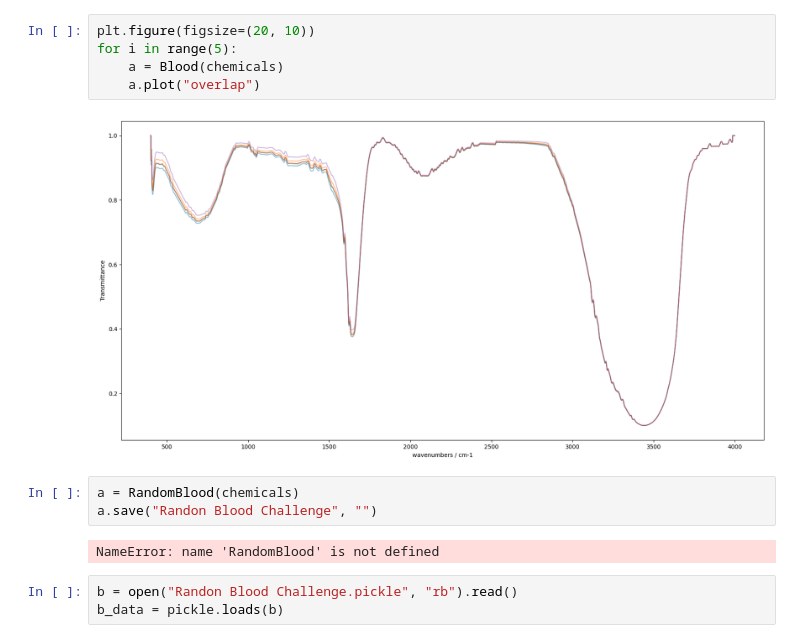
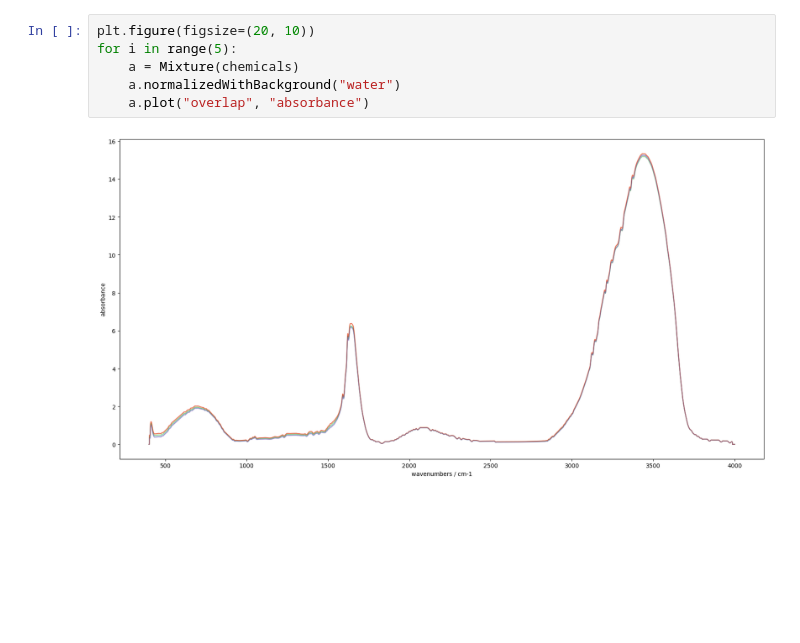
Before and after one commit to pakaLFZ/RandomBlood, a Jupyter notebook: human blood monitor - pickle.ipynb, the cells around one changed output. Drawn from its saved outputs; the diff is of its cells as text; blank space fills up the shorter version.

Commit message:
Update on adding the Mixture Module

```diff
--- a/human blood monitor - pickle.ipynb
+++ b/human blood monitor - pickle.ipynb
@@ -171,15 +203,8 @@ for chemical in chemicals:
 # %%
 plt.figure(figsize=(20, 10))
 for i in range(5):
-    a = Blood(chemicals)
-    a.plot("overlap")
+    a = Mixture(chemicals)
+    a.normalizedWithBackground("water")
+    a.plot("overlap", "absorbance")
 # %% [output]
-[figure, old version]
+[figure, new version]
-# %%
-a = RandomBlood(chemicals)
-a.save("Randon Blood Challenge", "")
-# %% [output]
-NameError: name 'RandomBlood' is not defined
-# %%
-b = open("Randon Blood Challenge.pickle", "rb").read()
-b_data = pickle.loads(b)
```
Also changed, not shown: parts of 6 cells of this notebook, 1 other file.
